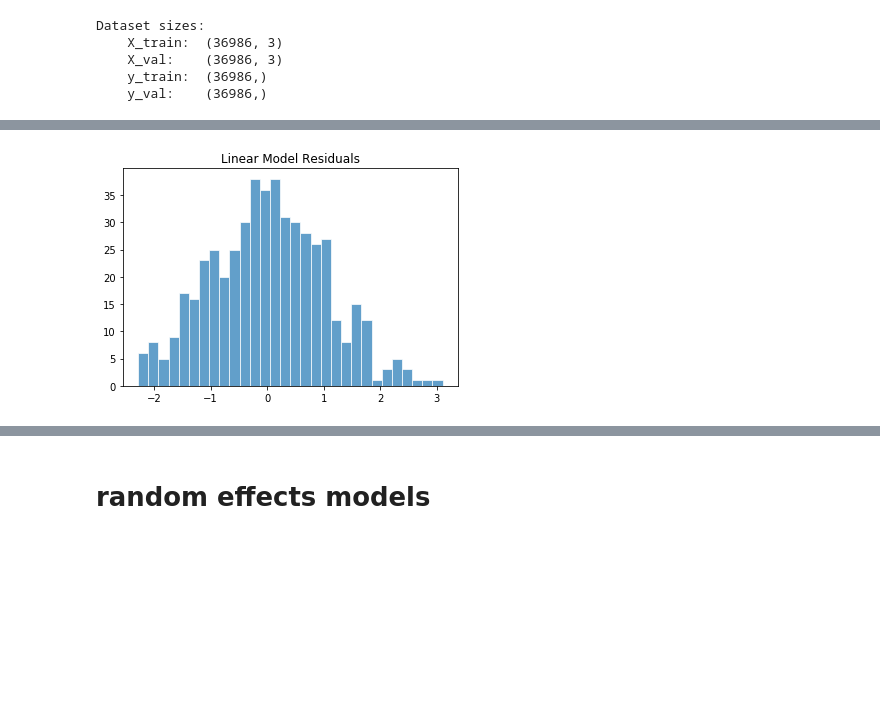
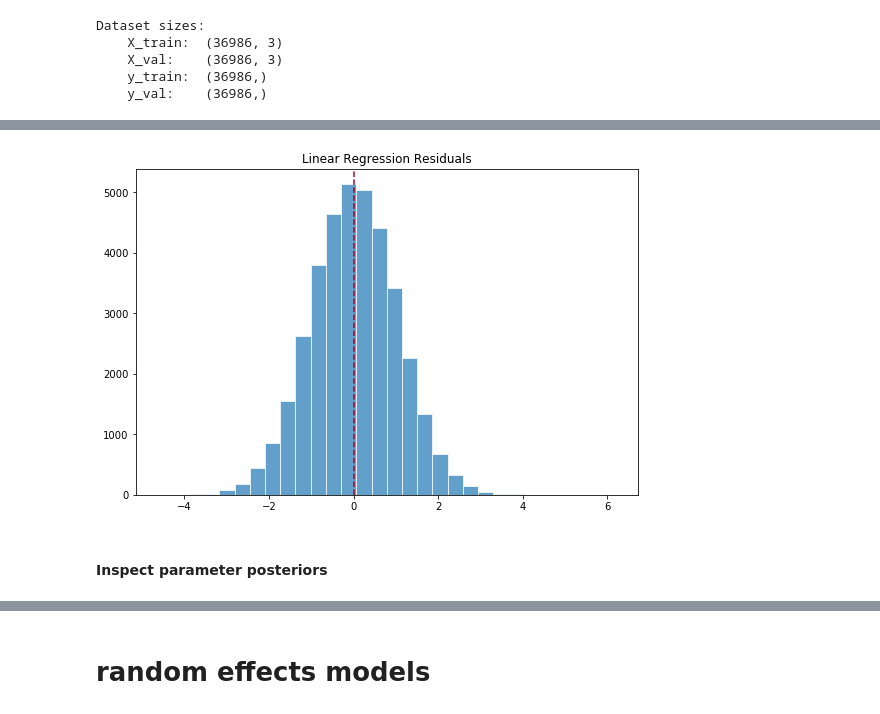
Before and after one commit to cavaunpeu/random-effects-neural-networks, a Jupyter notebook: zillow.ipynb, the cells around one changed output, grey strips where cells are left out. Saved outputs shown, nothing was run; the diff lists cells and outputs as text; code cells hidden in the pictures; blank space fills up the shorter version.

Commit message:
add "bayesian linear regression" section

```diff
--- a/zillow.ipynb
+++ b/zillow.ipynb
@@ -159,11 +174,23 @@ N, D = X_train.shape
 # %%
-# fixed effects placeholders
+N, D = X_train.shape
+
+# fixed-effects placeholders
 fixed_effects = tf.placeholder(tf.float32, [N, D])
 
-# fixed effects weights
+# fixed-effects parameters
 β_fixed_effects = Normal(loc=tf.zeros(D), scale=tf.ones(D))
 α = Normal(loc=tf.zeros(1), scale=tf.ones(1))
 
 # model
-μ_y = ed.dot(fixed_effects, β_fixed_effects) + α
+μ_y = α + ed.dot(fixed_effects, β_fixed_effects)
 y = Normal(loc=μ_y, scale=tf.ones(N))
+
+# approximate fixed-effects posteriors
+qβ_fixed_effects = Normal(
+    loc=tf.Variable(tf.random_normal([D])),
+    scale=tf.nn.softplus(tf.Variable(tf.random_normal([D])))
+)
+qα = Normal(
+    loc=tf.Variable(tf.random_normal([1])),
+    scale=tf.nn.softplus(tf.Variable(tf.random_normal([1])))
+)
@@ -213,4 +241,3 @@ def visualise_3d(X_data, y_data, w, b, n_samples=10):
 # %%
-# Visualize samples from the prior along 2 dimensions.
-visualise_3d(X_train, y_train, β_fixed_effects, α, n_samples=10)
+visualize_data_fit(X_train, y_train, β_fixed_effects, α, 'Prior', n_samples=10)
 # %% [output]
@@ -218,4 +247,3 @@ visualise_3d(X_train, y_train, β_fixed_effects, α, n_samples=10)
 # %%
-# Visualize samples from the posterior along 2 dimensions.
-visualise_3d(X_train, y_train, qβ_fixed_effects, qα, n_samples=10)
+visualize_data_fit(X_train, y_train, qβ_fixed_effects, qα, 'Posterior', n_samples=10)
 # %% [output]
@@ -225,3 +257,16 @@ visualise_3d(X_train, y_train, qβ_fixed_effects, qα, n_samples=10)
+# %%
+def compute_mean_absolute_error(y_posterior, X_val_feed_dict, y_val=y_val):
+    data = {y_posterior: y_val}
+    data.update(X_val_feed_dict)
+    mae = ed.evaluate('mean_absolute_error', data=data)
+    print(f'Mean absolute error on validation data: {mae:1.5}')
+
+def plot_residuals(y_posterior, X_val_feed_dict, title, y_val=y_val):
+    y_posterior_preds = y_posterior.eval(feed_dict=X_val_feed_dict)
+    plt.figure(figsize=(9, 6))
+    plt.hist(y_posterior_preds - y_val, edgecolor='white', linewidth=1, bins=30, alpha=.7)
+    plt.axvline(0, color='#A60628', linestyle='--')
+    plt.title(title)
 # %%
 param_posteriors = {
     β_fixed_effects: qβ_fixed_effects.mean(),
@@ -252,4 +283,4 @@ Mean absolute error on validation data: 0.0842423215508461
 # %%
-plot_residuals(y_posterior, X_val_feed_dict, title='Linear Model Residuals')
+plot_residuals(y_posterior, X_val_feed_dict, title='Linear Regression Residuals')
 # %% [output]
-[figure, old version]
+[figure, new version]
@@ -260,0 +287,2 @@ qα_samples = qα.sample(1000).eval()
+# %% [markdown]
+#### Inspect parameter posteriors
```
Also changed, not shown: parts of 33 cells of this notebook.
